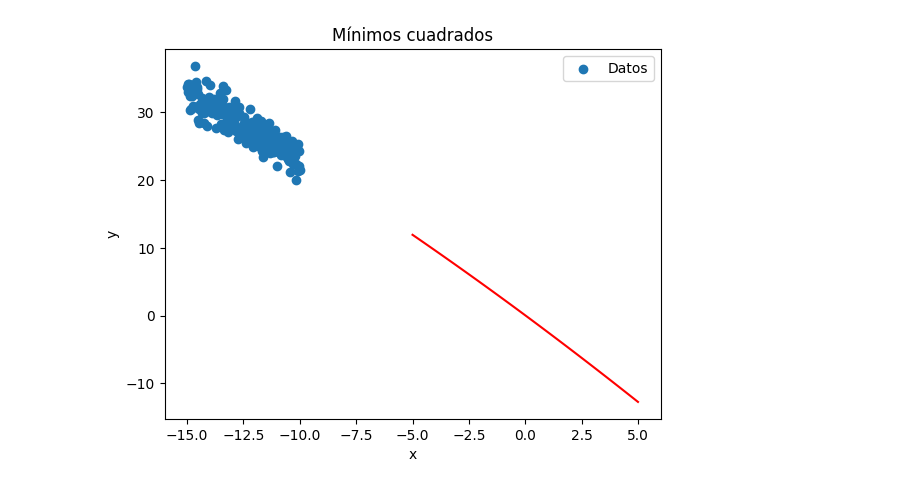
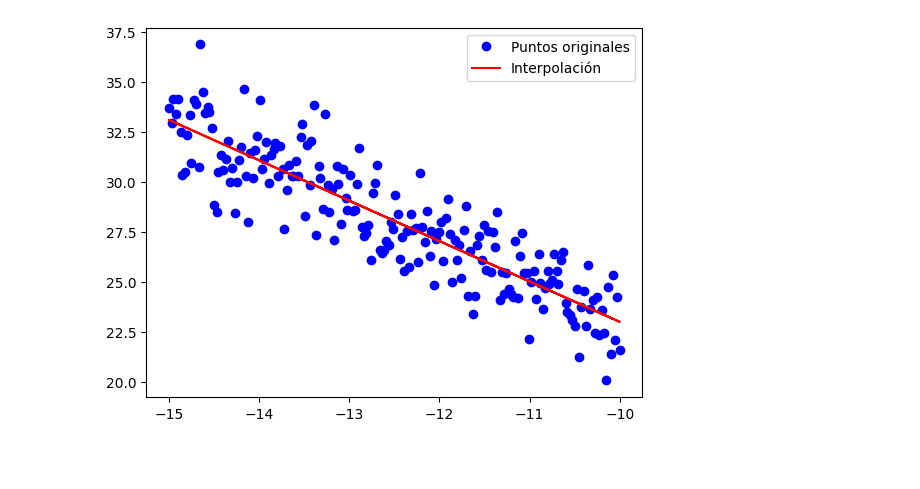
Before and after one commit to auber-8a/EXAMEN-IIB, a Jupyter notebook: p3_min_squares.ipynb, the cells around one changed output. Drawn from its saved outputs; the diff is of its cells as text; code cells hidden in the pictures; blank space fills up the shorter version.

```diff
--- a/p3_min_squares.ipynb
+++ b/p3_min_squares.ipynb
@@ -474,91 +404,32 @@ ys = [
     30.65,
 ]
 # %%
+from src import ajustar_min_cuadrados
+import matplotlib.pyplot as plt
+from src.min_cuadrados import ajustar_min_cuadrados
+import numpy as np
 
-import matplotlib.pyplot as plt
-import numpy as np
-from src import ajustar_min_cuadrados
 
-def der_parcial_2(xs: list, ys: list) -> tuple[float, float, float, float]:
-    c_2 = sum(xi**4 for xi in xs)
-    c_1 = sum(xi**3 for xi in xs)
-    c_0 = sum(xi**2 for xi in xs)
-    c_ind = sum(yi * xi**2 for yi, xi in zip(ys, xs))
-    return (c_2, c_1, c_0, c_ind)
-
-def der_parcial_1(xs: list, ys: list) -> tuple[float, float, float, float]:
-    c_2 = sum(xi**3 for xi in xs)
+# Definir las derivadas parciales para una función lineal
+def der_parcial_1(xs: list, ys: list) -> tuple[float, float, float]:
     c_1 = sum(xi**2 for xi in xs)
     c_0 = sum(xi for xi in xs)
     c_ind = sum(yi * xi for yi, xi in zip(ys, xs))
-    return (c_2, c_1, c_0, c_ind)
+    return (c_1, c_0, c_ind)
 
-def der_parcial_0(xs: list, ys: list) -> tuple[float, float, float, float]:
-    c_2 = sum(xi**2 for xi in xs)
+def der_parcial_0(xs: list, ys: list) -> tuple[float, float, float]:
     c_1 = sum(xi for xi in xs)
     c_0 = len(xs)
     c_ind = sum(ys)
-    return (c_2, c_1, c_0, c_ind)
+    return (c_1, c_0, c_ind)
 
-def funcion_cuadratica(x: float, pars: tuple[float, float, float]) -> float:
-    a2, a1, a0 = pars
-    return a2*x**2 + a1*x + a0
+gradiente = [der_parcial_1, der_parcial_0]
 
-
-
-pars1 = ajustar_min_cuadrados(xs, ys, gradiente = [der_parcial_2, der_parcial_1, der_parcial_0])
-
-x = np.linspace(-5, 5, 100)
-y = [funcion_cuadratica(xi, pars1) for xi in x]
-
-plt.scatter(xs, ys, label="Datos")
-plt.plot(x, y, color="red")
-plt.xlabel("x")
-plt.ylabel("y")
-plt.title("Mínimos cuadrados")
+solucion= ajustar_min_cuadrados(xs, ys, gradiente)
+print(solucion)
+# Grafica la interpolación
+plt.plot(xs, ys, 'bo', label='Puntos originales')
+plt.plot(xs, np.polyval(solucion, xs), 'r-', label='Interpolación')
 plt.legend()
 plt.show()
-
-# Error cuadrado
-error_relativo = np.mean([abs(y_real - funcion_cuadratica(x_real, pars1))/abs(y_real) for y_real, x_real in zip(ys, xs)])
-print(f"El error relativo es {error_relativo}")
-
-# Ecuacion lineal
-def der_parcial_lin_1(xs: list, ys: list) -> tuple[float, float, float]:
-    c_ind = sum(ys)
-    c_1 = sum(xs)
-    c_0 = len(xs)
-    return (c_1, c_0, c_ind)
-
-
-def der_parcial_lin_0(xs: list, ys: list) -> tuple[float, float, float]:
-    c_1 = 0
-    c_0 = 0
-    c_ind = 0
-    for xi, yi in zip(xs, ys):
-        c_ind += xi * yi
-        c_1 += xi * xi
-        c_0 += xi
-    return (c_1, c_0, c_ind)
-
-def funcion_lineal(x: float, pars: tuple[float, float]) -> float:
-    a1, a0 = pars
-    return a1*x + a0
-
-pars2 = ajustar_min_cuadrados(xs, ys, gradiente = [der_parcial_lin_0, der_parcial_lin_1])
-
-x = np.linspace(-5, 5, 100)
-y = [funcion_lineal(xi, pars2) for xi in x]
-
-plt.scatter(xs, ys, label="Datos")
-plt.plot(x, y, color="red")
-plt.xlabel("x")
-plt.ylabel("y")
-plt.title("Mínimos cuadrados")
-plt.legend()
-plt.show()
-
-# Error lineal
-error_relativo = np.mean([abs(y_real - funcion_lineal(x_real, pars2))/abs(y_real) for y_real, x_real in zip(ys, xs)])
-print(f"El error relativo es {error_relativo}")
 # %% [output]
@@ -574 +441 @@ print(f"El error relativo es {error_relativo}")
-[figure, old version]
+[figure, new version]
```
Also changed, not shown: parts of 4 cells of this notebook.
